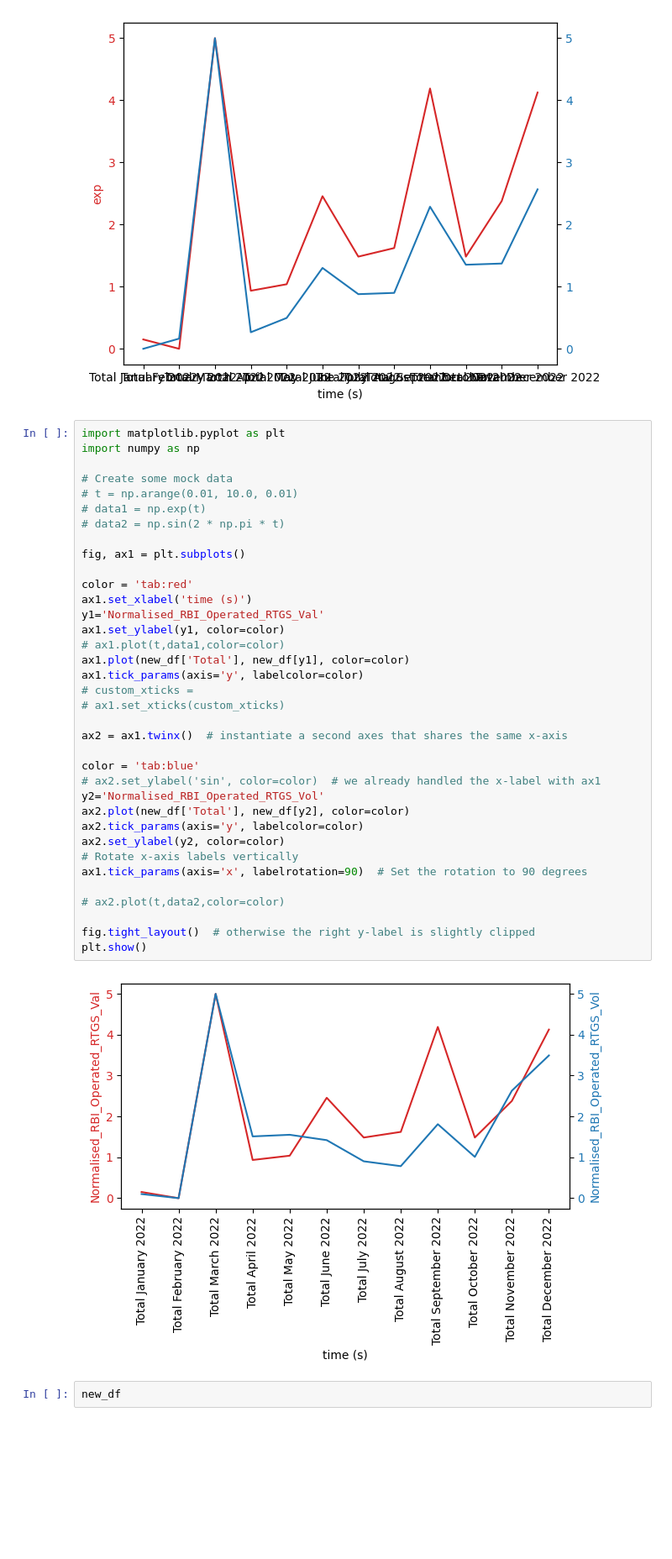
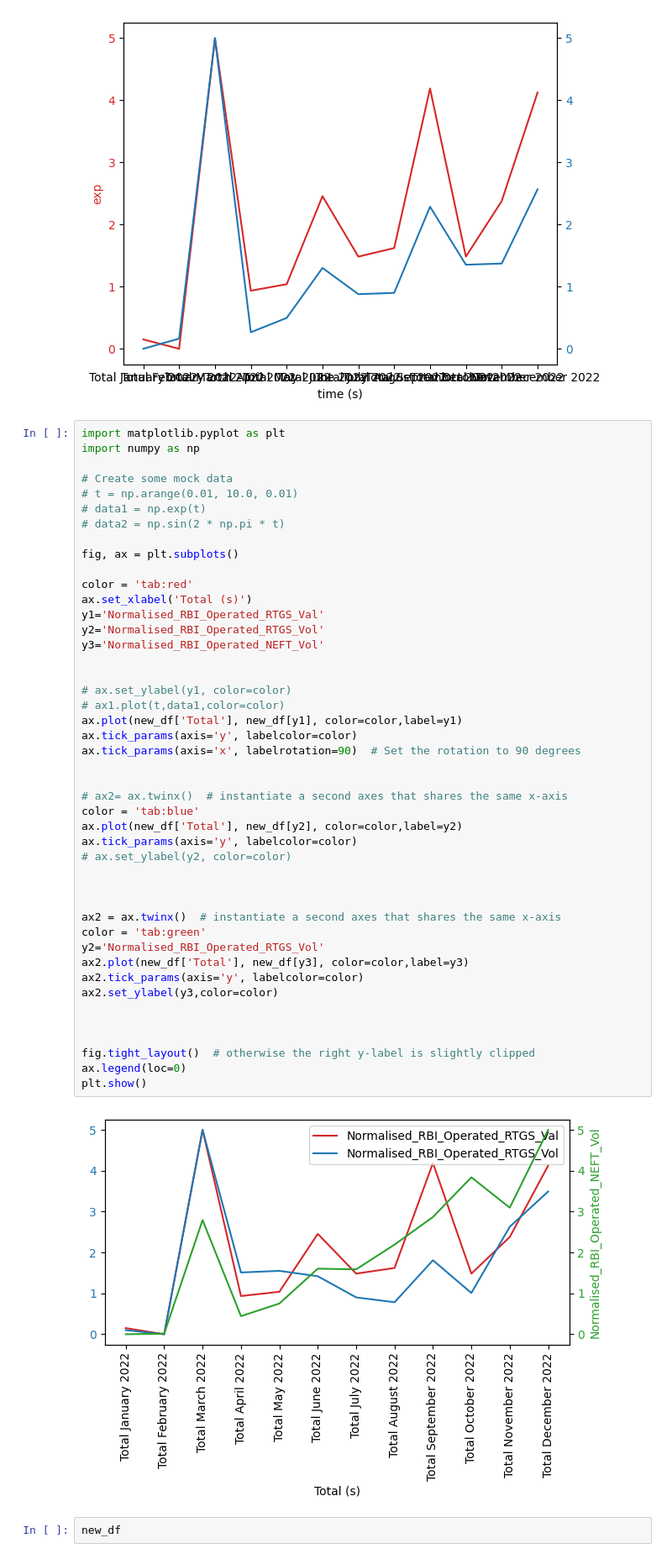
Before and after one commit to kxrxn08/DigitalTransactionAnalysis, a Jupyter notebook: DataCleaning/Quarterly.ipynb, the cells around one changed output. Shown: that part at 84% size. Saved outputs shown, nothing was run; the diff lists cells and outputs as text; blank space fills up the shorter version.

Commit message:
multi axes chart done

```diff
--- a/DataCleaning/Quarterly.ipynb
+++ b/DataCleaning/Quarterly.ipynb
@@ -670,41 +671,50 @@ plt.show()
 # %%
 import matplotlib.pyplot as plt
 import numpy as np
 
 # Create some mock data
 # t = np.arange(0.01, 10.0, 0.01)
 # data1 = np.exp(t)
 # data2 = np.sin(2 * np.pi * t)
 
-fig, ax1 = plt.subplots()
+fig, ax = plt.subplots()
 
 color = 'tab:red'
-ax1.set_xlabel('time (s)')
+ax.set_xlabel('Total (s)')
 y1='Normalised_RBI_Operated_RTGS_Val'
-ax1.set_ylabel(y1, color=color)
+y2='Normalised_RBI_Operated_RTGS_Vol'
+y3='Normalised_RBI_Operated_NEFT_Vol'
+
+
+# ax.set_ylabel(y1, color=color)
 # ax1.plot(t,data1,color=color)
-ax1.plot(new_df['Total'], new_df[y1], color=color)
-ax1.tick_params(axis='y', labelcolor=color)
-# custom_xticks =
-# ax1.set_xticks(custom_xticks)
+ax.plot(new_df['Total'], new_df[y1], color=color,label=y1)
+ax.tick_params(axis='y', labelcolor=color)
+ax.tick_params(axis='x', labelrotation=90)  # Set the rotation to 90 degrees
 
-ax2 = ax1.twinx()  # instantiate a second axes that shares the same x-axis
 
+# ax2= ax.twinx()  # instantiate a second axes that shares the same x-axis
 color = 'tab:blue'
-# ax2.set_ylabel('sin', color=color)  # we already handled the x-label with ax1
+ax.plot(new_df['Total'], new_df[y2], color=color,label=y2)
+ax.tick_params(axis='y', labelcolor=color)
+# ax.set_ylabel(y2, color=color)
+
+
+
+ax2 = ax.twinx()  # instantiate a second axes that shares the same x-axis
+color = 'tab:green'
 y2='Normalised_RBI_Operated_RTGS_Vol'
-ax2.plot(new_df['Total'], new_df[y2], color=color)
+ax2.plot(new_df['Total'], new_df[y3], color=color,label=y3)
 ax2.tick_params(axis='y', labelcolor=color)
-ax2.set_ylabel(y2, color=color)
-# Rotate x-axis labels vertically
-ax1.tick_params(axis='x', labelrotation=90)  # Set the rotation to 90 degrees
+ax2.set_ylabel(y3,color=color)
 
-# ax2.plot(t,data2,color=color)
+
 
 fig.tight_layout()  # otherwise the right y-label is slightly clipped
+ax.legend(loc=0)
 plt.show()
 # %% [output]
-[figure, old version]
+[figure, new version]
 # %%
 new_df
 # %% [output]
```
Also changed, not shown: parts of 1 cell of this notebook.
